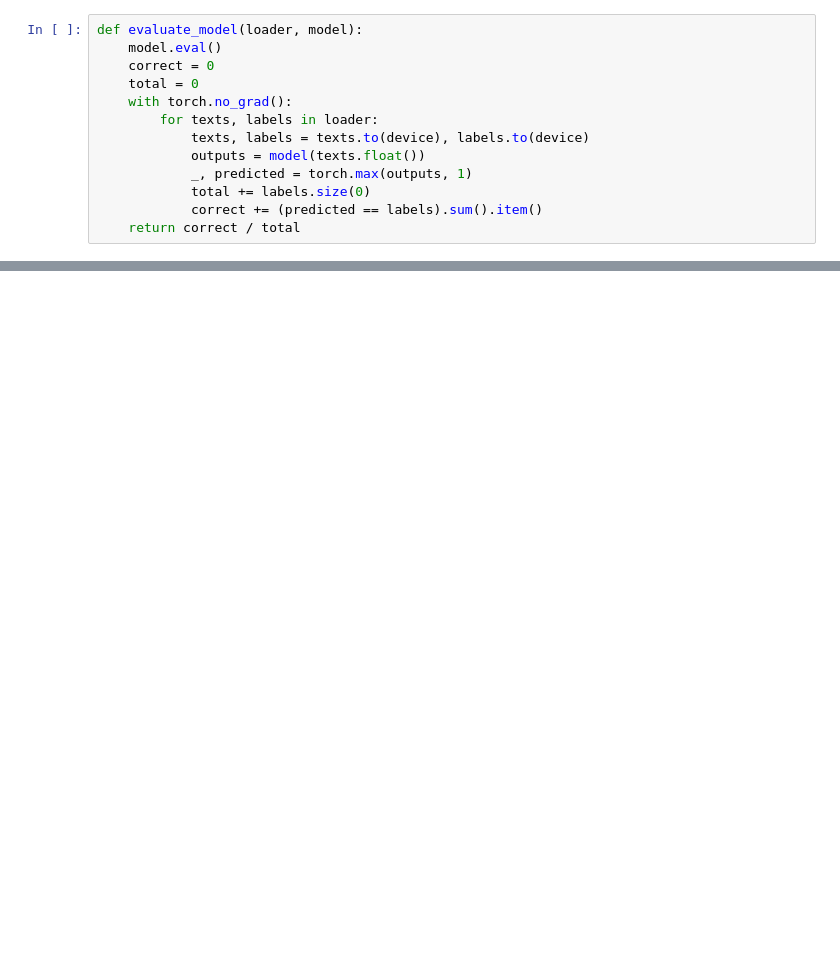
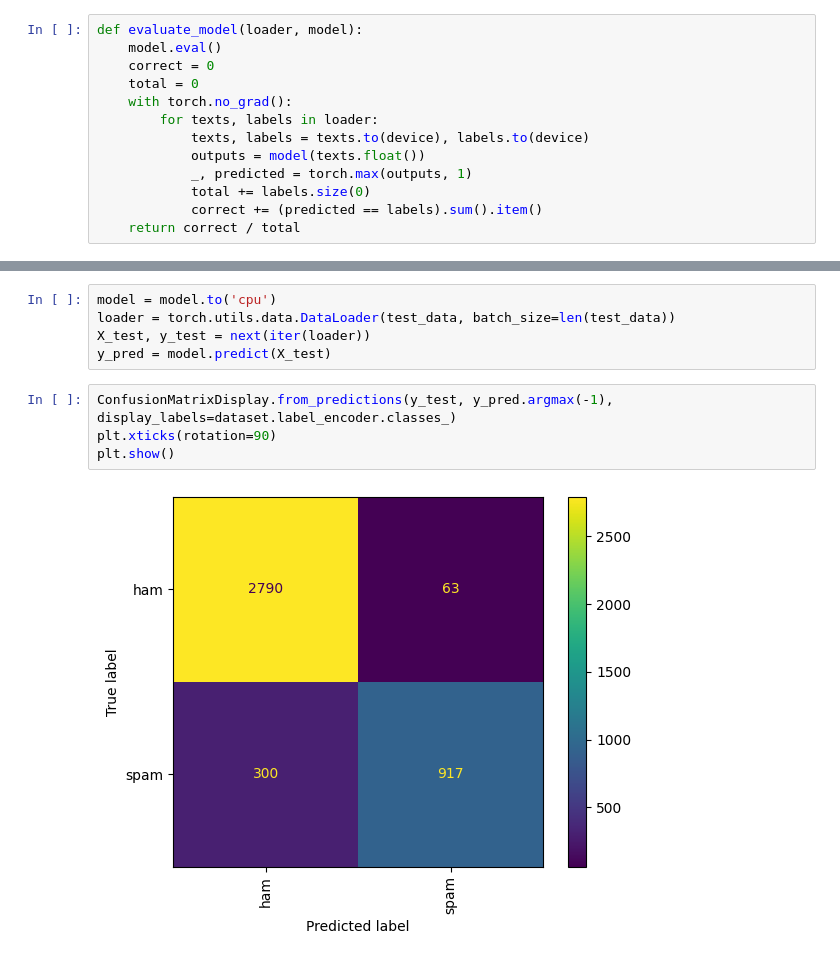
Before and after one commit to HromovAndrey/II_Homework_mood_6_part_2, a Jupyter notebook: ДЗ_20.ipynb, the cells around one changed output, grey strips where cells are left out. Drawn from its saved outputs; the diff is of its cells as text; blank space fills up the shorter version.

```diff
--- a/ДЗ_20.ipynb
+++ b/ДЗ_20.ipynb
@@ -185,0 +225,11 @@ NameError: name 'train' is not defined
+# %%
+model = model.to('cpu')
+loader = torch.utils.data.DataLoader(test_data, batch_size=len(test_data))
+X_test, y_test = next(iter(loader))
+y_pred = model.predict(X_test)
+# %%
+ConfusionMatrixDisplay.from_predictions(y_test, y_pred.argmax(-1), display_labels=dataset.label_encoder.classes_)
+plt.xticks(rotation=90)
+plt.show()
+# %% [output]
+[figure, added]
```
Also changed, not shown: parts of 11 cells of this notebook.
